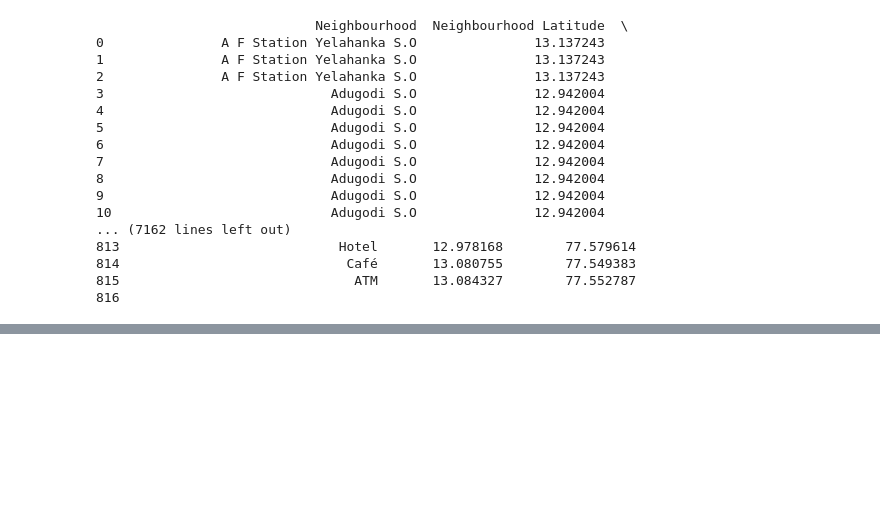
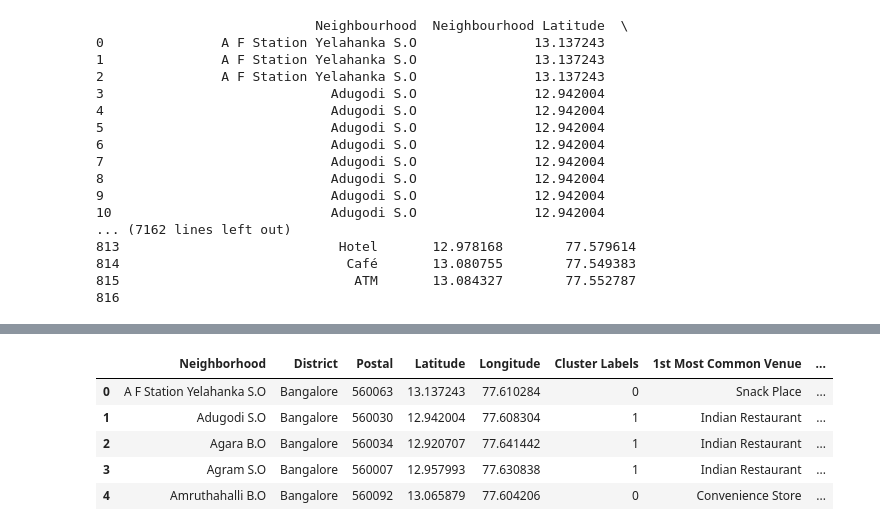
Before and after one commit to sidrockzz/py-web-hack, a Jupyter notebook: Bangalore Map Updated.ipynb, the cells around one changed output, grey strips where cells are left out. Saved outputs shown, nothing was run; the diff lists cells and outputs as text; code cells hidden in the pictures; blank space fills up the shorter version.

```diff
--- a/Bangalore Map Updated.ipynb
+++ b/Bangalore Map Updated.ipynb
@@ -236,0 +340,21 @@ explore_df
+# %%
+kclusters = opt
+
+# Run k-means clustering
+kgc = bangalore_grouped_clustering
+kmeans = KMeans(n_clusters = kclusters, init = 'k-means++', random_state = 0).fit(kgc)
+# %%
+neighbourhoods_venues_sorted.insert(0, 'Cluster Labels', kmeans.labels_)
+# %%
+bangalore_merged = bangalore_df
+bangalore_merged = bangalore_merged.join(neighbourhoods_venues_sorted.set_index('Neighbourhood'), on='Neighborhood')
+bangalore_merged.dropna(inplace = True)
+bangalore_merged['Cluster Labels'] = bangalore_merged['Cluster Labels'].astype(int)
+bangalore_merged.head()
+# %% [output]
+|  | Neighborhood | District | Postal | Latitude | Longitude | Cluster Labels | 1st Most Common Venue | ... |
+| 0 | A F Station Yelahanka S.O | Bangalore | 560063 | 13.137243 | 77.610284 | 0 | Snack Place | ... |
+| 1 | Adugodi S.O | Bangalore | 560030 | 12.942004 | 77.608304 | 1 | Indian Restaurant | ... |
+| 2 | Agara B.O | Bangalore | 560034 | 12.920707 | 77.641442 | 1 | Indian Restaurant | ... |
+| 3 | Agram S.O | Bangalore | 560007 | 12.957993 | 77.630838 | 1 | Indian Restaurant | ... |
+| 4 | Amruthahalli B.O | Bangalore | 560092 | 13.065879 | 77.604206 | 0 | Convenience Store | ... |
```
Also changed, not shown: parts of 12 cells of this notebook.
